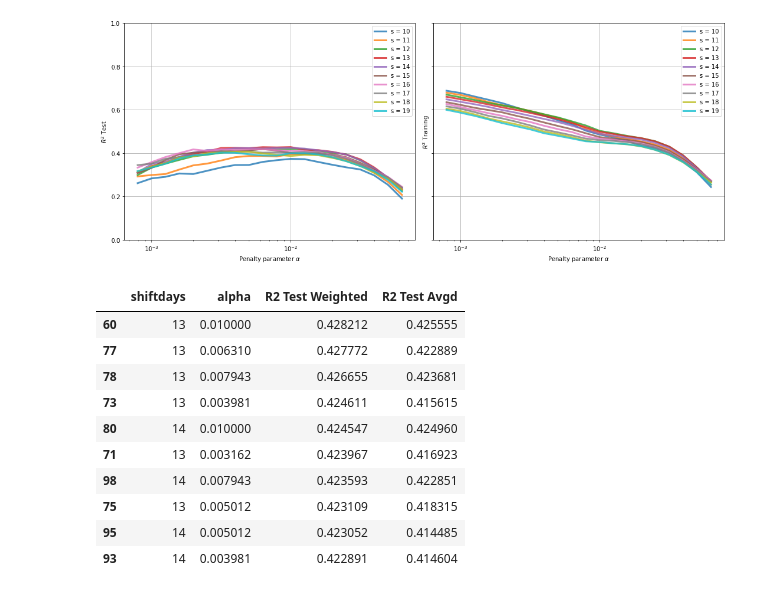
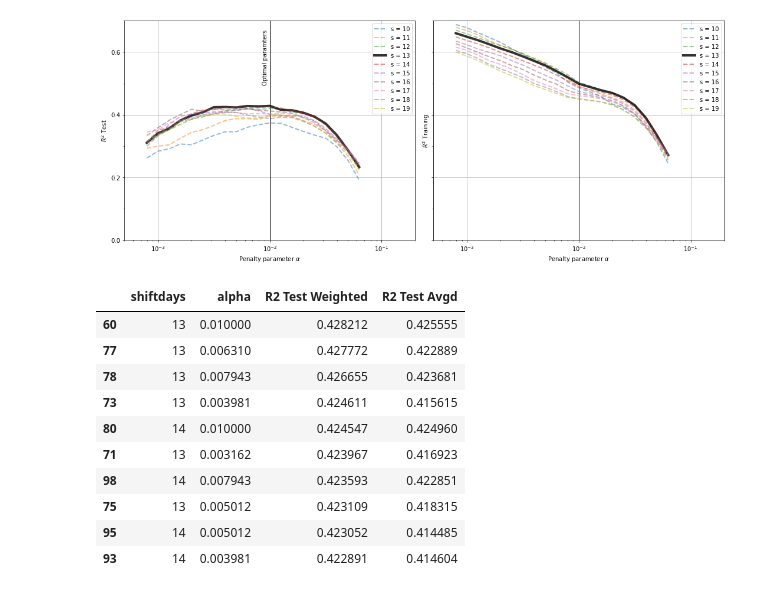
Before and after one commit to lukasgeyrhofer/corona, a Jupyter notebook: NPI measure effects.ipynb, the cells around one changed output. Drawn from its saved outputs; the diff is of its cells as text; code cells hidden in the pictures.

```diff
--- a/NPI measure effects.ipynb
+++ b/NPI measure effects.ipynb
@@ -47,10 +47,10 @@ for i in range(30):
 # %%
 # rather load the object from previous run done externally
 crossval = pickle.load(open('pickle/cv_200618.pickle','rb'))
-# %%
-crossval.PlotCVresults()
-# %% [output]
-[figure, removed]
+# %%
+crossval.PlotCVresults(highlight_shiftdays=13, highlight_alpha=1e-2, ylim=(0,.7), filename = 'lasso_crossvalidation.pdf', xlim = (1e-3/2,2e-1), ytics = .2, mytics =.1)
+# %% [output]
+[figure, added]
 # %%
 crossval.ProcessCVresults()[['shiftdays','alpha','R2 Test Weighted', 'R2 Test Avgd']].sort_values('R2 Test Weighted', ascending=False).head(10)
 # %% [output]
```
Also changed, not shown: parts of 1 cell of this notebook.
